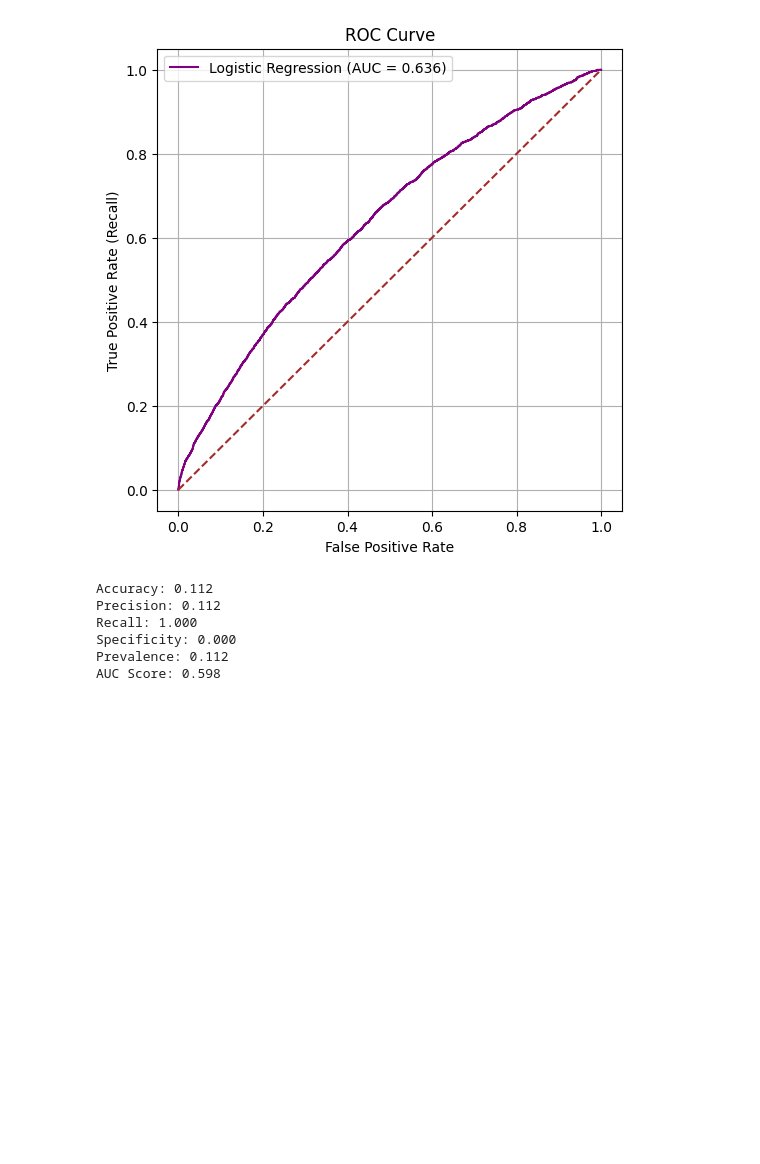
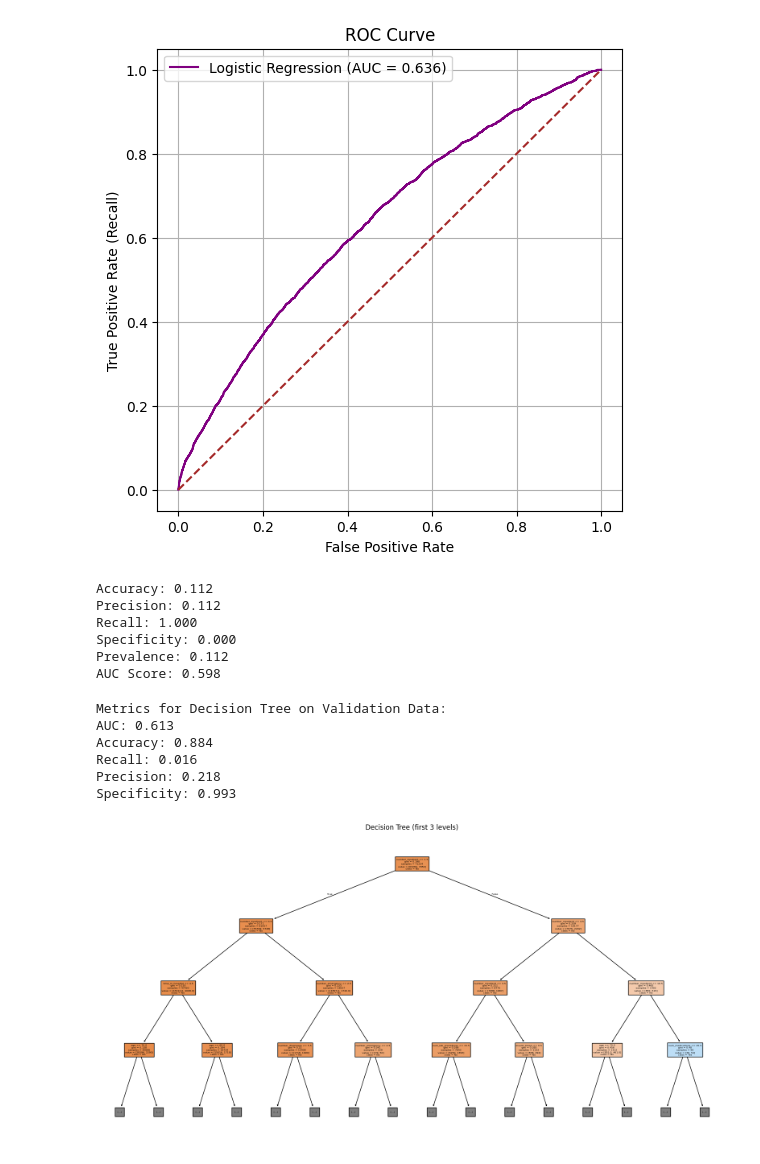
Before and after one commit to amen-hussain/SP25-Project, a Jupyter notebook: clean_code/SP25_Regressions.ipynb, the cells around one changed output. Cells and saved outputs as stored; diff of their text form; code cells hidden in the pictures; blank space fills up the shorter version.

Commit message:
decision tree

```diff
--- a/clean_code/SP25_Regressions.ipynb
+++ b/clean_code/SP25_Regressions.ipynb
@@ -682,3 +783,68 @@ Recall: 1.000
 Specificity: 0.000
 Prevalence: 0.112
 AUC Score: 0.598
+# %%
+#Decision Tree
+import pandas as pd
+from sklearn.model_selection import train_test_split
+from sklearn.tree import DecisionTreeClassifier, plot_tree
+from sklearn.metrics import roc_auc_score, accuracy_score, recall_score, precision_score, confusion_matrix
+import matplotlib.pyplot as plt
+
+# 1. Define variables
+X = diabetes_cleaned.drop('readmitted', axis=1)
+y = diabetes_cleaned['readmitted']
+
+# 2. Train-test split
+X_train, X_valid, y_train, y_valid = train_test_split(
+    X, y, test_size=0.3, random_state=42, stratify=y
+)
+
+# 3. Train Decision Tree
+dc_clf = DecisionTreeClassifier(random_state=42, max_depth=10)
+dc_clf.fit(X_train, y_train)
+
+# 4. Prediction
+dc_preds_proba = dc_clf.predict_proba(X_valid)[:, 1]
+dc_preds = dc_clf.predict(X_valid)
+
+# 5. Helper functions for evaluation
+def calc_specificity(y_true, y_pred):
+    cm = confusion_matrix(y_true, y_pred)
+    tn = cm[0, 0]
+    fp = cm[0, 1]
+    return tn / (tn + fp)
+
+def print_report(y_true, y_probs, threshold=0.5):
+    y_pred = (y_probs >= threshold).astype(int)
+    auc = roc_auc_score(y_true, y_probs)
+    acc = accuracy_score(y_true, y_pred)
+    recall = recall_score(y_true, y_pred)
+    precision = precision_score(y_true, y_pred)
+    specificity = calc_specificity(y_true, y_pred)
+
+    print(f"AUC: {auc:.3f}")
+    print(f"Accuracy: {acc:.3f}")
+    print(f"Recall: {recall:.3f}")
+    print(f"Precision: {precision:.3f}")
+    print(f"Specificity: {specificity:.3f}")
+
+    return auc, acc, recall, precision, specificity
+
+# 6. Evaluate model
+print("Metrics for Decision Tree on Validation Data:")
+print_report(y_valid, dc_preds_proba, threshold=0.5)
+
+# 7. Visualize the decision tree
+plt.figure(figsize=(20, 10))
+plot_tree(dc_clf, feature_names=X.columns, class_names=["No", "Yes"], filled=True, max_depth=3)
+plt.title("Decision Tree")
+plt.show()
+# %% [output]
+Metrics for Decision Tree on Validation Data:
+AUC: 0.613
+Accuracy: 0.884
+Recall: 0.016
+Precision: 0.218
+Specificity: 0.993
+[figure, added]
```
Also changed, not shown: parts of 9 cells of this notebook.
